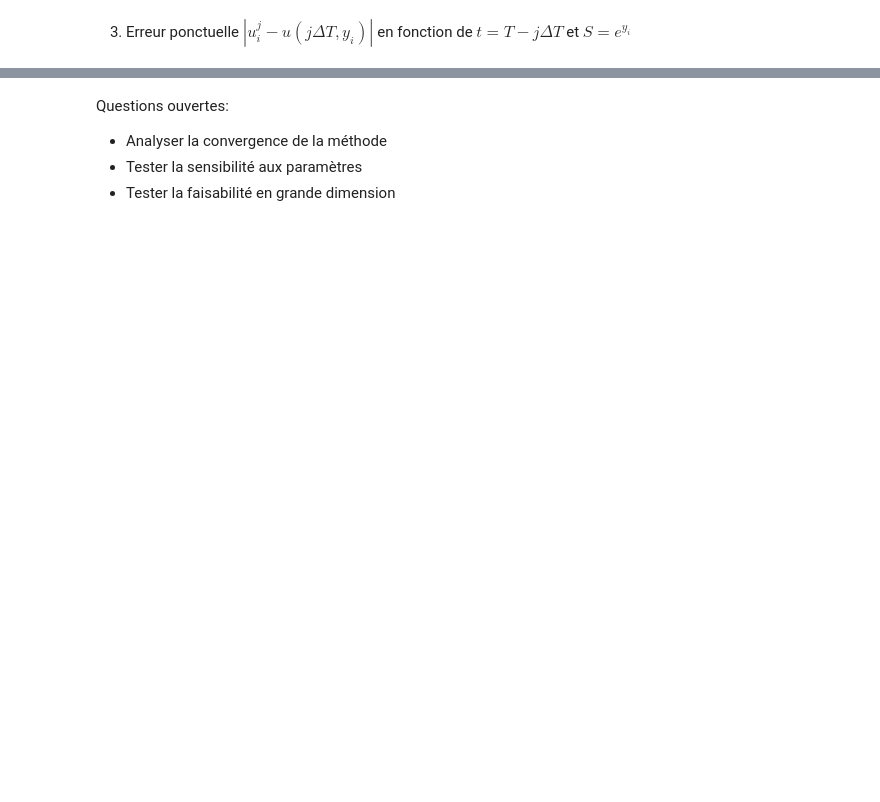
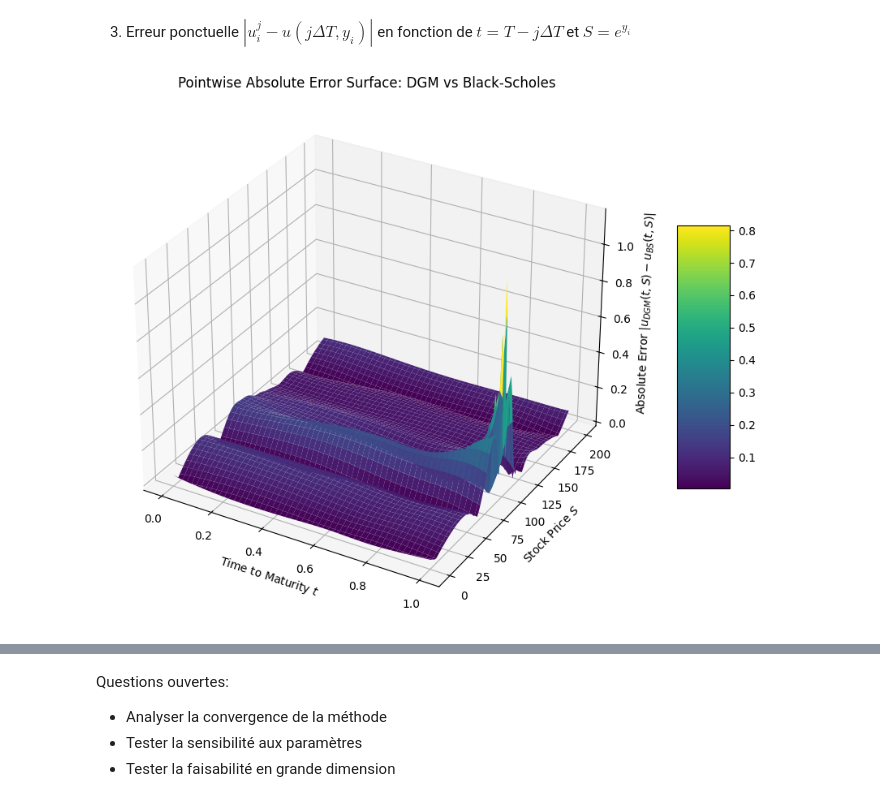
Before and after one commit to adonis107/MDS-MSF, a Jupyter notebook: MSF-QIV-JAMAL-ELKBADI-KAPOTOS.ipynb, the cells around one changed output, grey strips where cells are left out. Saved outputs shown, nothing was run; the diff lists cells and outputs as text; code cells hidden in the pictures; blank space fills up the shorter version.

```diff
--- a/MSF-QIV-JAMAL-ELKBADI-KAPOTOS.ipynb
+++ b/MSF-QIV-JAMAL-ELKBADI-KAPOTOS.ipynb
@@ -341,2 +554,48 @@ De plus, l'erreur diminue à mesure que l'on s'éloigne de la maturité, car la
 # %% [markdown]
 3. Erreur ponctuelle $|u_i^j - u(j\Delta T, y_i)|$ en fonction de $t = T - j \Delta T$ et $S = e^{y_i}$
+# %%
+# Test grid
+S_plot = np.linspace(0.1, 200, 100)
+t_plot = np.linspace(0, T, 100)
+
+T_mesh, S_mesh = np.meshgrid(t_plot, S_plot)
+
+# DGM Prediction
+t_flat = torch.FloatTensor(T_mesh.reshape(-1, 1)).to(device)
+S_flat = torch.FloatTensor(S_mesh.reshape(-1, 1)).to(device)
+
+model.eval()
+with torch.no_grad():
+    u_pred_flat = model(t_flat, S_flat).cpu().numpy()
+
+U_DGM = u_pred_flat.reshape(T_mesh.shape)
+
+# Exact solution
+Time_to_maturity = T - T_mesh
+U_Exact = np.zeros_like(U_DGM)
+
+for i in range(T_mesh.shape[0]):
+    for j in range(T_mesh.shape[1]):
+        if Time_to_maturity[i,j] <= 1e-5:
+            U_Exact[i,j] = np.maximum(S_mesh[i,j] - K, 0)
+        else:
+            U_Exact[i,j] = black_scholes_call_price(S_mesh[i,j], K, Time_to_maturity[i,j], r, sigma)
+
+# Absolute error
+Error_surface = np.abs(U_DGM - U_Exact)
+
+# 3D Surface Error Plot
+fig = plt.figure(figsize=(12, 7))
+ax = fig.add_subplot(111, projection='3d')
+
+surf = ax.plot_surface(T_mesh, S_mesh, Error_surface, cmap=cm.viridis)
+ax.set_xlabel('Time to Maturity $t$')
+ax.set_ylabel('Stock Price $S$')
+ax.set_zlabel('Absolute Error $|u_{DGM}(t, S) - u_{BS}(t, S)|$')
+ax.set_title('Pointwise Absolute Error Surface: DGM vs Black-Scholes')
+
+fig.colorbar(surf, shrink=0.5, aspect=5)
+plt.tight_layout()
+plt.show()
+# %% [output]
+[figure, added]
```
Also changed, not shown: parts of 27 cells of this notebook, 2 other files.
